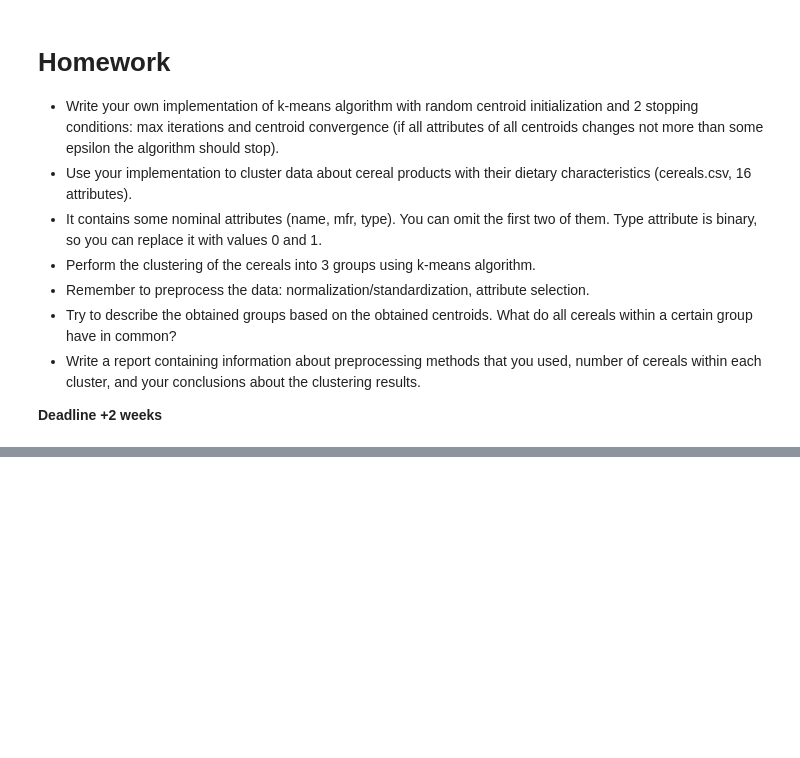
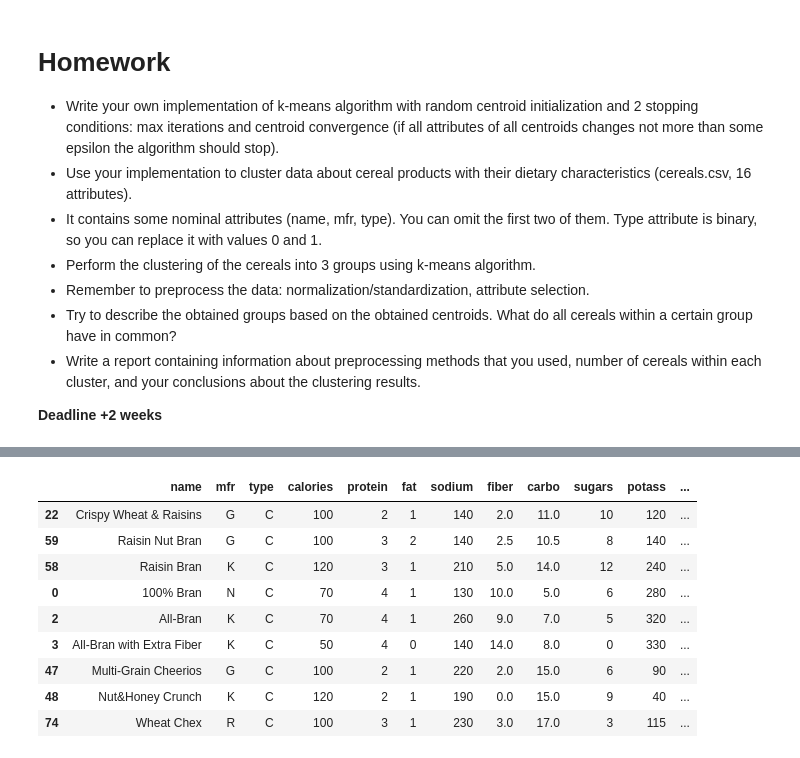
Before and after one commit to maciej-wieczorek/sem7, a Jupyter notebook: SNUM/lab5/k-means_exercises.ipynb, the cells around one changed output, grey strips where cells are left out. Cells and saved outputs as stored; diff of their text form; code cells hidden in the pictures; blank space fills up the shorter version.

```diff
--- a/SNUM/lab5/k-means_exercises.ipynb
+++ b/SNUM/lab5/k-means_exercises.ipynb
@@ -177,0 +245,3 @@ data.head()
+# %%
+cereal_data = pd.read_csv('dane/cereal.csv')
+cereal_data.head()
@@ -177,0 +255,4 @@ data.head()
+# %%
+cereal_data_prep = cereal_data.drop(columns=['name', 'mfr'])
+cereal_data_prep['type'] = cereal_data_prep['type'].map({'C': 0, 'H' : 1})
+cereal_data_prep.head()
@@ -177,0 +266,11 @@ data.head()
+# %%
+num_clusters = 3
+cereal_data_prep_np = cereal_data_prep.to_numpy()
+scaler = StandardScaler().fit(cereal_data_prep_np)
+cereal_data_prep_np = scaler.transform(cereal_data_prep_np)
+selector = VarianceThreshold(threshold=0.2).fit(cereal_data_prep_np)
+print(cereal_data_prep_np.shape)
+cereal_data_prep_np = selector.transform(cereal_data_prep_np)
+print(cereal_data_prep_np.shape)
+kmeans = KMeansHW(n_clusters=num_clusters)
+kmeans.fit(cereal_data_prep_np)
@@ -177,0 +290,14 @@ data.head()
+# %%
+cereal_data['cluster'] = kmeans.labels_
+cereal_data.sort_values('cluster').groupby('cluster').head(3)
+# %% [output]
+|  | name | mfr | type | calories | protein | fat | sodium | fiber | carbo | sugars | potass | ... |
+| 22 | Crispy Wheat & Raisins | G | C | 100 | 2 | 1 | 140 | 2.0 | 11.0 | 10 | 120 | ... |
+| 59 | Raisin Nut Bran | G | C | 100 | 3 | 2 | 140 | 2.5 | 10.5 | 8 | 140 | ... |
+| 58 | Raisin Bran | K | C | 120 | 3 | 1 | 210 | 5.0 | 14.0 | 12 | 240 | ... |
+| 0 | 100% Bran | N | C | 70 | 4 | 1 | 130 | 10.0 | 5.0 | 6 | 280 | ... |
+| 2 | All-Bran | K | C | 70 | 4 | 1 | 260 | 9.0 | 7.0 | 5 | 320 | ... |
+| 3 | All-Bran with Extra Fiber | K | C | 50 | 4 | 0 | 140 | 14.0 | 8.0 | 0 | 330 | ... |
+| 47 | Multi-Grain Cheerios | G | C | 100 | 2 | 1 | 220 | 2.0 | 15.0 | 6 | 90 | ... |
+| 48 | Nut&Honey Crunch | K | C | 120 | 2 | 1 | 190 | 0.0 | 15.0 | 9 | 40 | ... |
+| 74 | Wheat Chex | R | C | 100 | 3 | 1 | 230 | 3.0 | 17.0 | 3 | 115 | ... |
```
Also changed, not shown: parts of 11 cells of this notebook, 2 other files.
